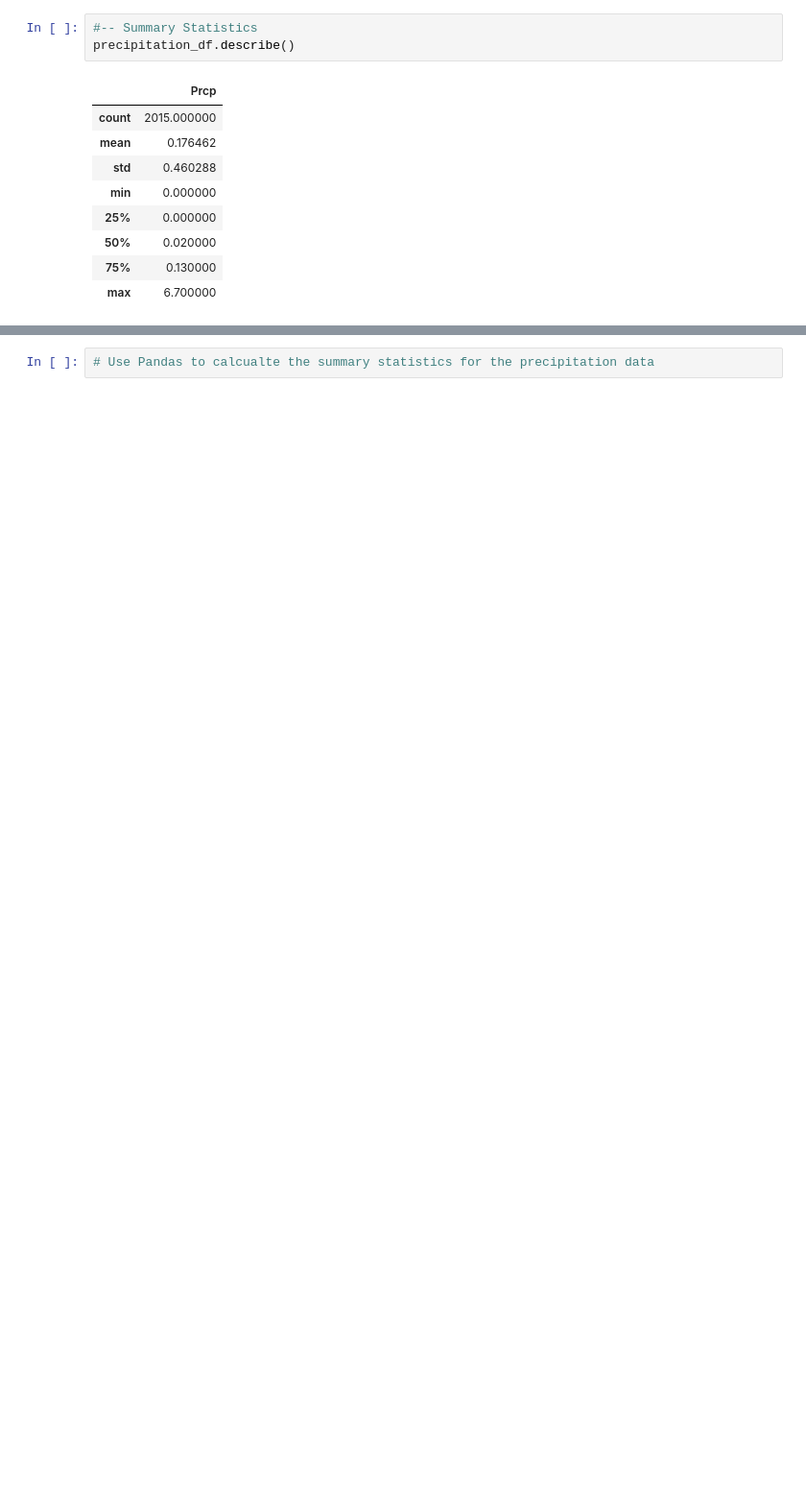
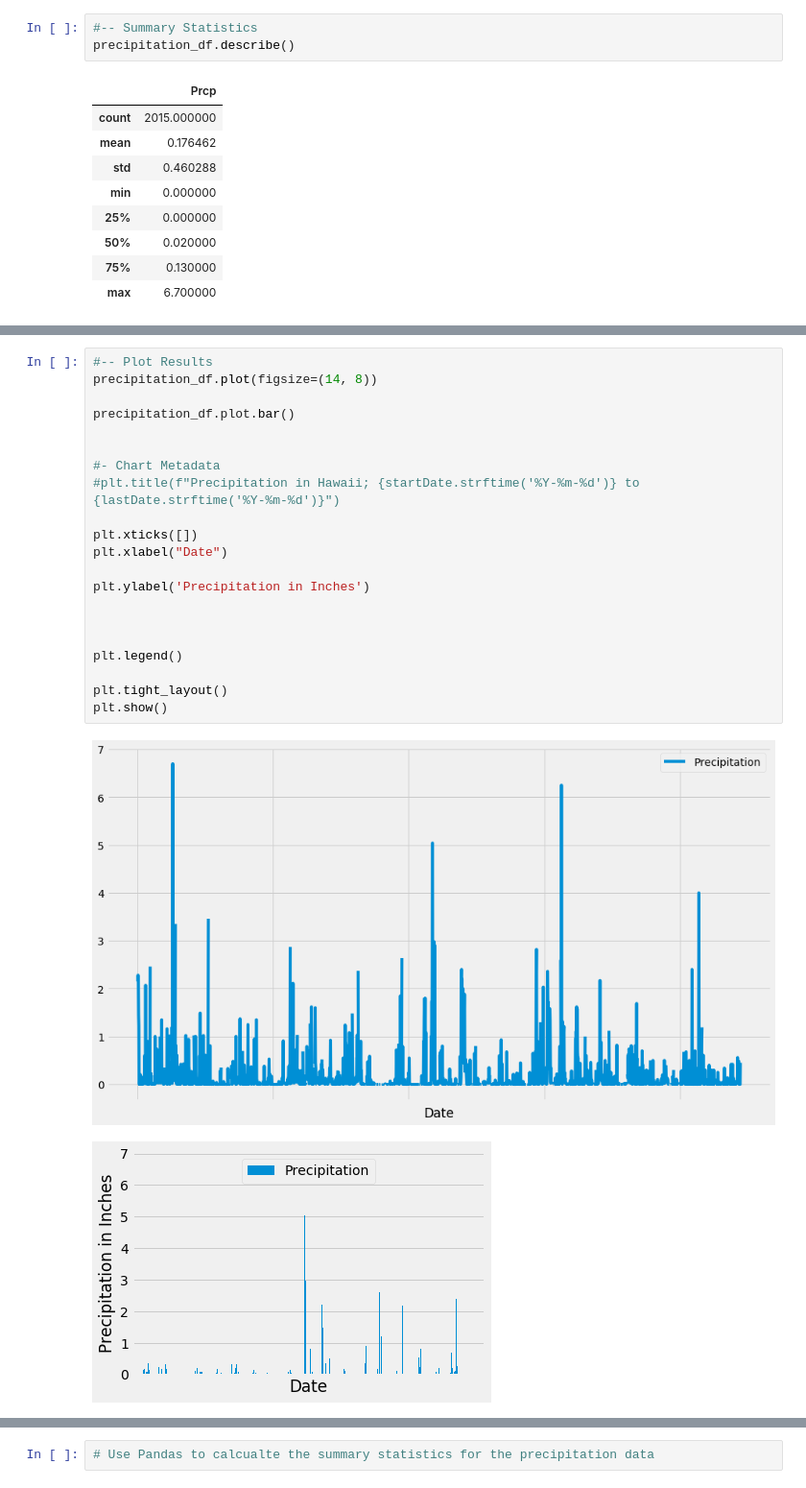
Before and after one commit to normalfactory/DataScience_Assignment_8, a Jupyter notebook: climate_starter.ipynb, the cells around one changed output, grey strips where cells are left out. Shown at 96% size. Cells and saved outputs as stored; diff of their text form; blank space fills up the shorter version.

Commit message:
completed with the chart of rain

```diff
--- a/climate_starter.ipynb
+++ b/climate_starter.ipynb
@@ -179,0 +201,24 @@ precipitation_df.describe()
+# %%
+#-- Plot Results
+precipitation_df.plot(figsize=(14, 8))
+
+precipitation_df.plot.bar()
+
+
+#- Chart Metadata
+#plt.title(f"Precipitation in Hawaii; {startDate.strftime('%Y-%m-%d')} to {lastDate.strftime('%Y-%m-%d')}")
+
+plt.xticks([])
+plt.xlabel("Date")
+
+plt.ylabel('Precipitation in Inches')
+
+
+
+plt.legend()
+
+plt.tight_layout()
+plt.show()
+# %% [output]
+[figure, added]
+[figure, added]
```
Also changed, not shown: parts of 3 cells of this notebook.
